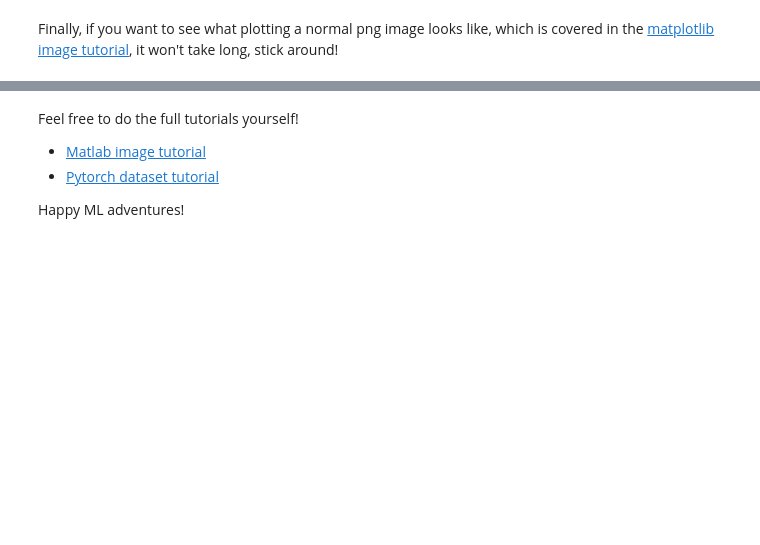
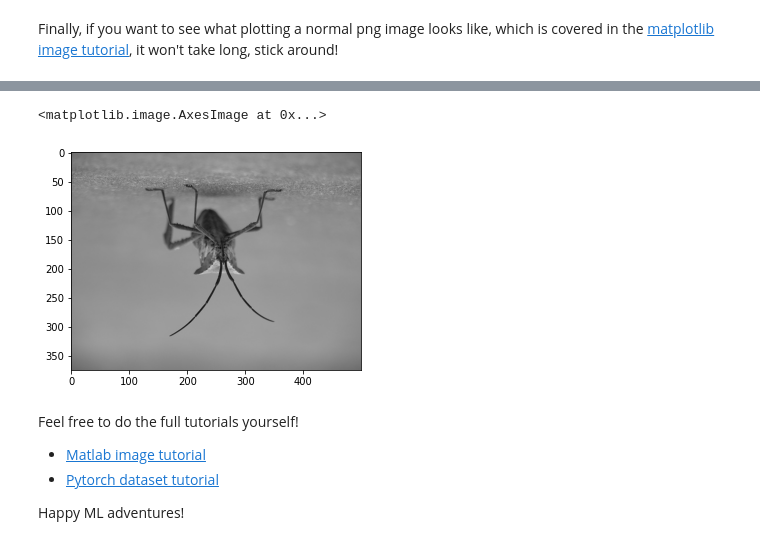
Before and after one commit to duanasq/learning-ds-public, a Jupyter notebook: Displaying_pytorch_dataset_images.ipynb, the cells around one changed output, grey strips where cells are left out. Drawn from its saved outputs; the diff is of its cells as text; code cells hidden in the pictures; blank space fills up the shorter version.

```diff
--- a/Displaying_pytorch_dataset_images.ipynb
+++ b/Displaying_pytorch_dataset_images.ipynb
@@ -177,3 +196,10 @@ plt.imshow(bug_img)
+# %%
+# we can flip the image upside down like this. the -1 in the ::-1 slice operator is "-1 step". It will reverse the first dimension, which for png numpy array seems to be the rows.
+bug2 = bug_img[::-1,:,:]
+plt.imshow(bug2)
+# %% [output]
+<matplotlib.image.AxesImage at 0x...>
+[figure, added]
 # %% [markdown]
 Feel free to do the full tutorials yourself!
 - [Matlab image tutorial ](https://matplotlib.org/stable/tutorials/introductory/images.html)
```
Also changed, not shown: parts of 11 cells of this notebook.
